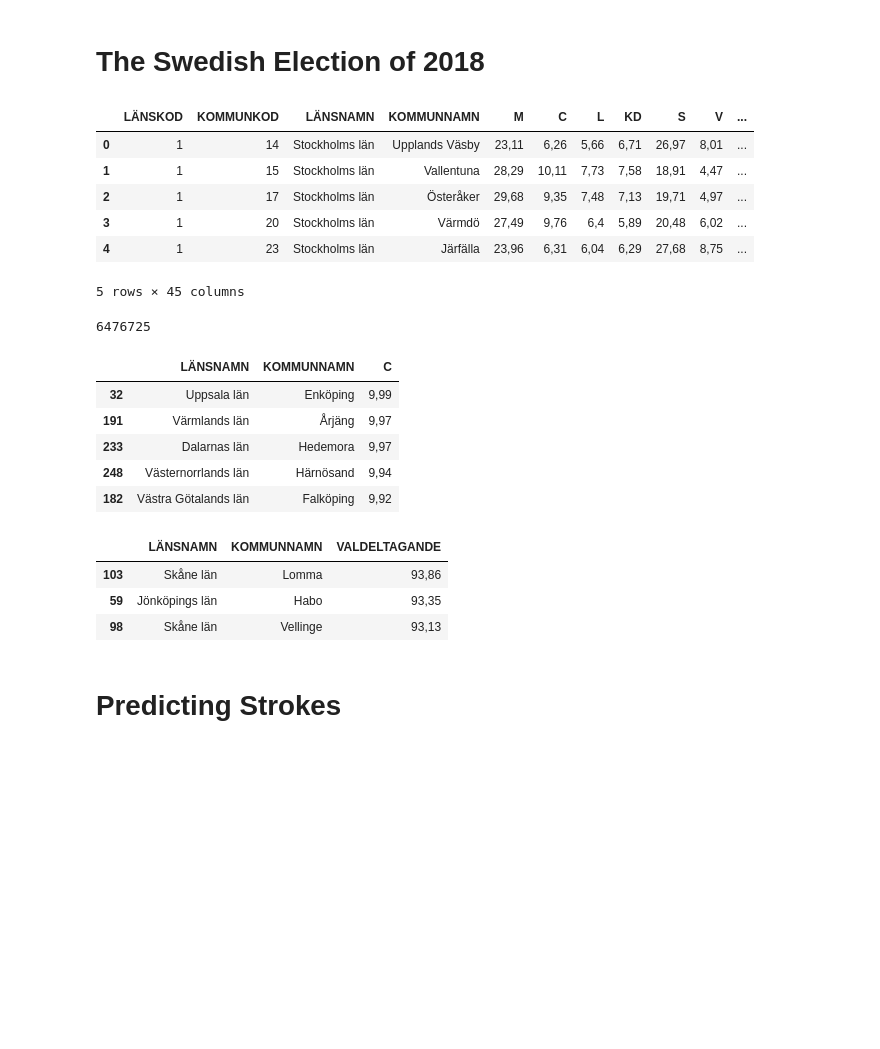
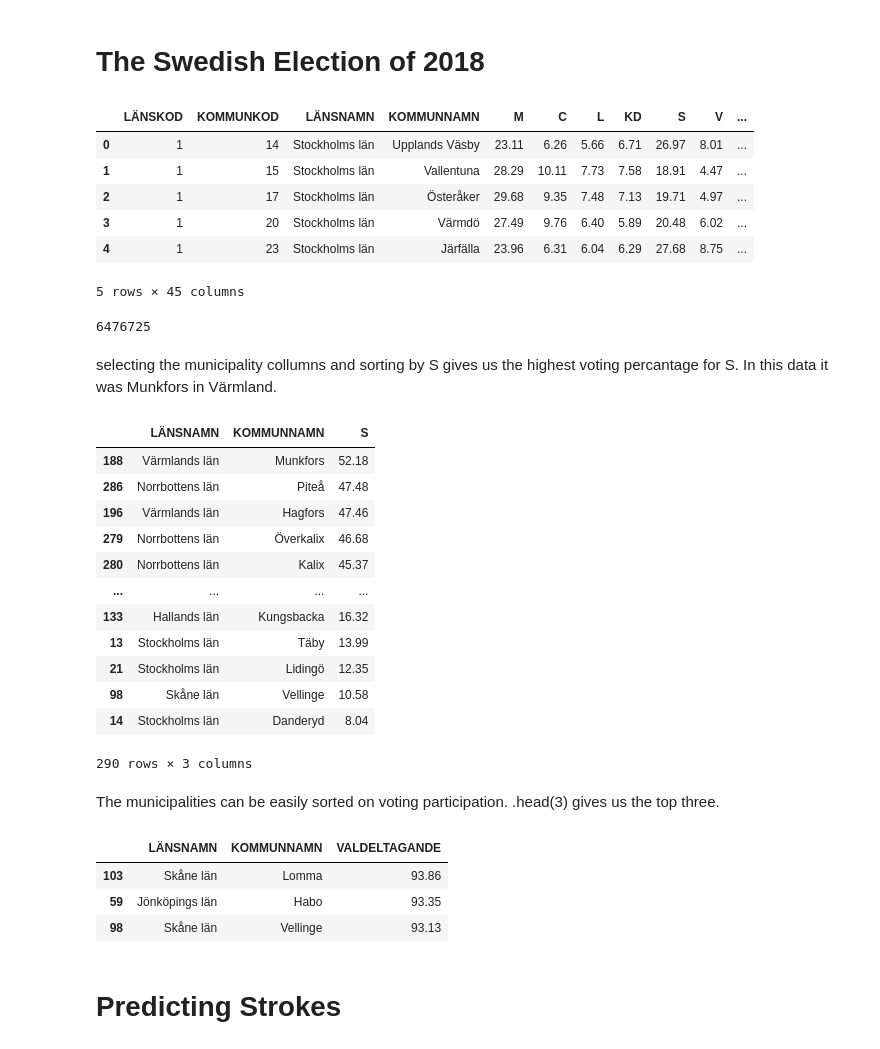
Before and after one commit to Schwankus/su-mt4007, a Jupyter notebook: HW2/HW2.ipynb, the cells around one changed output. Drawn from its saved outputs; the diff is of its cells as text; code cells hidden in the pictures; blank space fills up the shorter version.

```diff
--- a/HW2/HW2.ipynb
+++ b/HW2/HW2.ipynb
@@ -41,14 +59,15 @@ apartment_df.plot.scatter(x = "location.distance.ocean", y = "ppsqm")
 # The Swedish Election of 2018
 # %%
 # import data
-election_df = pd.read_csv("https://raw.githubusercontent.com/su-mt4007/data/refs/heads/main/2018_R_per_kommun.csv", sep=";")
+# Note that the decimal = "," argument is needed to have the numbers be converted to floats
+election_df = pd.read_csv("https://raw.githubusercontent.com/su-mt4007/data/refs/heads/main/2018_R_per_kommun.csv", sep=";", decimal = ",")
 election_df.head()
 # %% [output]
 |  | LÄNSKOD | KOMMUNKOD | LÄNSNAMN | KOMMUNNAMN | M | C | L | KD | S | V | ... |
-| 0 | 1 | 14 | Stockholms län | Upplands Väsby | 23,11 | 6,26 | 5,66 | 6,71 | 26,97 | 8,01 | ... |
-| 1 | 1 | 15 | Stockholms län | Vallentuna | 28,29 | 10,11 | 7,73 | 7,58 | 18,91 | 4,47 | ... |
-| 2 | 1 | 17 | Stockholms län | Österåker | 29,68 | 9,35 | 7,48 | 7,13 | 19,71 | 4,97 | ... |
-| 3 | 1 | 20 | Stockholms län | Värmdö | 27,49 | 9,76 | 6,4 | 5,89 | 20,48 | 6,02 | ... |
-| 4 | 1 | 23 | Stockholms län | Järfälla | 23,96 | 6,31 | 6,04 | 6,29 | 27,68 | 8,75 | ... |
+| 0 | 1 | 14 | Stockholms län | Upplands Väsby | 23.11 | 6.26 | 5.66 | 6.71 | 26.97 | 8.01 | ... |
+| 1 | 1 | 15 | Stockholms län | Vallentuna | 28.29 | 10.11 | 7.73 | 7.58 | 18.91 | 4.47 | ... |
+| 2 | 1 | 17 | Stockholms län | Österåker | 29.68 | 9.35 | 7.48 | 7.13 | 19.71 | 4.97 | ... |
+| 3 | 1 | 20 | Stockholms län | Värmdö | 27.49 | 9.76 | 6.40 | 5.89 | 20.48 | 6.02 | ... |
+| 4 | 1 | 23 | Stockholms län | Järfälla | 23.96 | 6.31 | 6.04 | 6.29 | 27.68 | 8.75 | ... |
 5 rows × 45 columns
 # %%
@@ -55,22 +75,33 @@ election_df.head()
 election_df["RÖSTER GILTIGA"].sum()
 # %% [output]
 6476725
+# %% [markdown]
+selecting the municipality collumns and sorting by S gives us the highest voting percantage for S. In this data it was Munkfors in Värmland.
 # %%
-election_df[["LÄNSNAMN","KOMMUNNAMN","C"]].sort_values("C", ascending = False).head()
+election_df[["LÄNSNAMN","KOMMUNNAMN","S"]].sort_values(by = "S",ascending = False)
 # %% [output]
-|  | LÄNSNAMN | KOMMUNNAMN | C |
-| 32 | Uppsala län | Enköping | 9,99 |
-| 191 | Värmlands län | Årjäng | 9,97 |
-| 233 | Dalarnas län | Hedemora | 9,97 |
-| 248 | Västernorrlands län | Härnösand | 9,94 |
-| 182 | Västra Götalands län | Falköping | 9,92 |
+|  | LÄNSNAMN | KOMMUNNAMN | S |
+| 188 | Värmlands län | Munkfors | 52.18 |
+| 286 | Norrbottens län | Piteå | 47.48 |
+| 196 | Värmlands län | Hagfors | 47.46 |
+| 279 | Norrbottens län | Överkalix | 46.68 |
+| 280 | Norrbottens län | Kalix | 45.37 |
+| ... | ... | ... | ... |
+| 133 | Hallands län | Kungsbacka | 16.32 |
+| 13 | Stockholms län | Täby | 13.99 |
+| 21 | Stockholms län | Lidingö | 12.35 |
+| 98 | Skåne län | Vellinge | 10.58 |
+| 14 | Stockholms län | Danderyd | 8.04 |
+290 rows × 3 columns
+# %% [markdown]
+The municipalities can be easily sorted on voting participation. .head(3) gives us the top three.
 # %%
 election_df[["LÄNSNAMN","KOMMUNNAMN","VALDELTAGANDE"]].sort_values("VALDELTAGANDE", ascending = False).head(3)
 # %% [output]
 |  | LÄNSNAMN | KOMMUNNAMN | VALDELTAGANDE |
-| 103 | Skåne län | Lomma | 93,86 |
-| 59 | Jönköpings län | Habo | 93,35 |
-| 98 | Skåne län | Vellinge | 93,13 |
+| 103 | Skåne län | Lomma | 93.86 |
+| 59 | Jönköpings län | Habo | 93.35 |
+| 98 | Skåne län | Vellinge | 93.13 |
 # %% [markdown]
 # Predicting Strokes
 # %%
```
Also changed, not shown: parts of 14 cells of this notebook.
